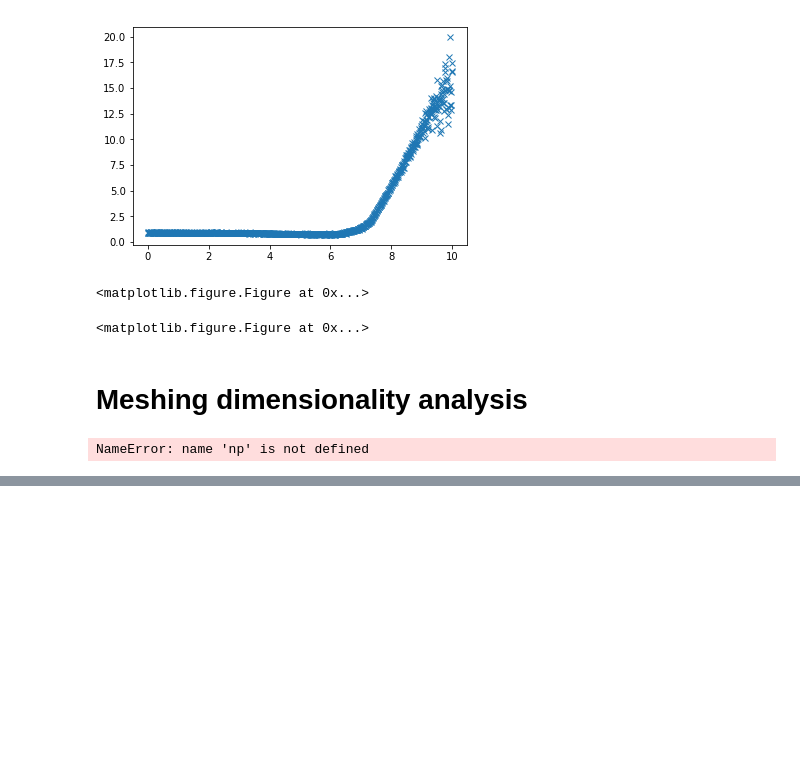
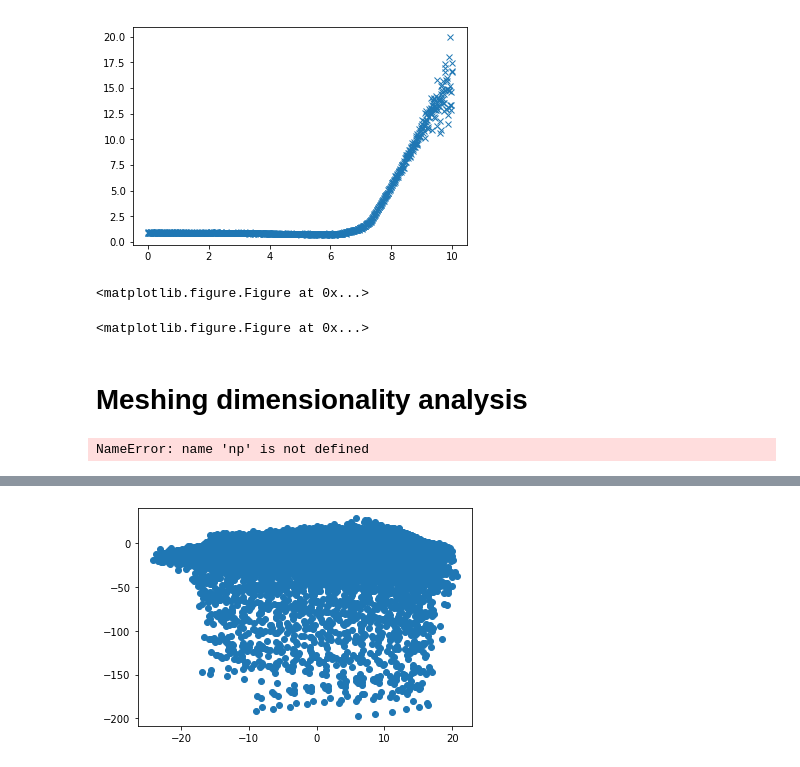
Before and after one commit to sgillen/lorenz, a Jupyter notebook: run_sg/analyze_sg.ipynb, the cells around one changed output, grey strips where cells are left out. Drawn from its saved outputs; the diff is of its cells as text; code cells hidden in the pictures; blank space fills up the shorter version.

```diff
--- a/run_sg/analyze_sg.ipynb
+++ b/run_sg/analyze_sg.ipynb
@@ -489,0 +513,33 @@ plt.show(); plt.figure()
+# %%
+def create_mesh(data, d, initial_mesh=[]):
+    """ Creates a mesh from the given data using balls of size d
+    Args:
+        data: np.array, the data you want to create a mesh for
+        d: float, the radius for the ball used to determine membership in the mesh
+    Returns:
+        mesh: list, all the points from data that made it into the mesh
+    """
+    mesh = initial_mesh
+    in_mesh = np.zeros(data.shape[0], dtype=np.bool)
+
+    for i, x in enumerate(data):
+        if in_mesh[i]:
+            continue
+        else:
+            mesh.append(x)
+            in_criteria = np.linalg.norm(x - data, axis=1, ord=1) < d
+            in_mesh = np.logical_or(in_mesh, in_criteria)
+
+    return mesh
+# %%
+trial_num = 0
+ws = ws_list[trial_num]
+model = model_list[trial_num]
+buf = ws['replay_buf']
+
+plt.scatter(buf.obs1_buf[:,0], buf.obs1_buf[:,1])
+
+mesh_l = create_mesh(buf.obs1_buf, .1)
+mesh_t = torch.stack(mesh_l)
+# %% [output]
+[figure, added]
```
Also changed, not shown: parts of 7 cells of this notebook, 5 other files.
